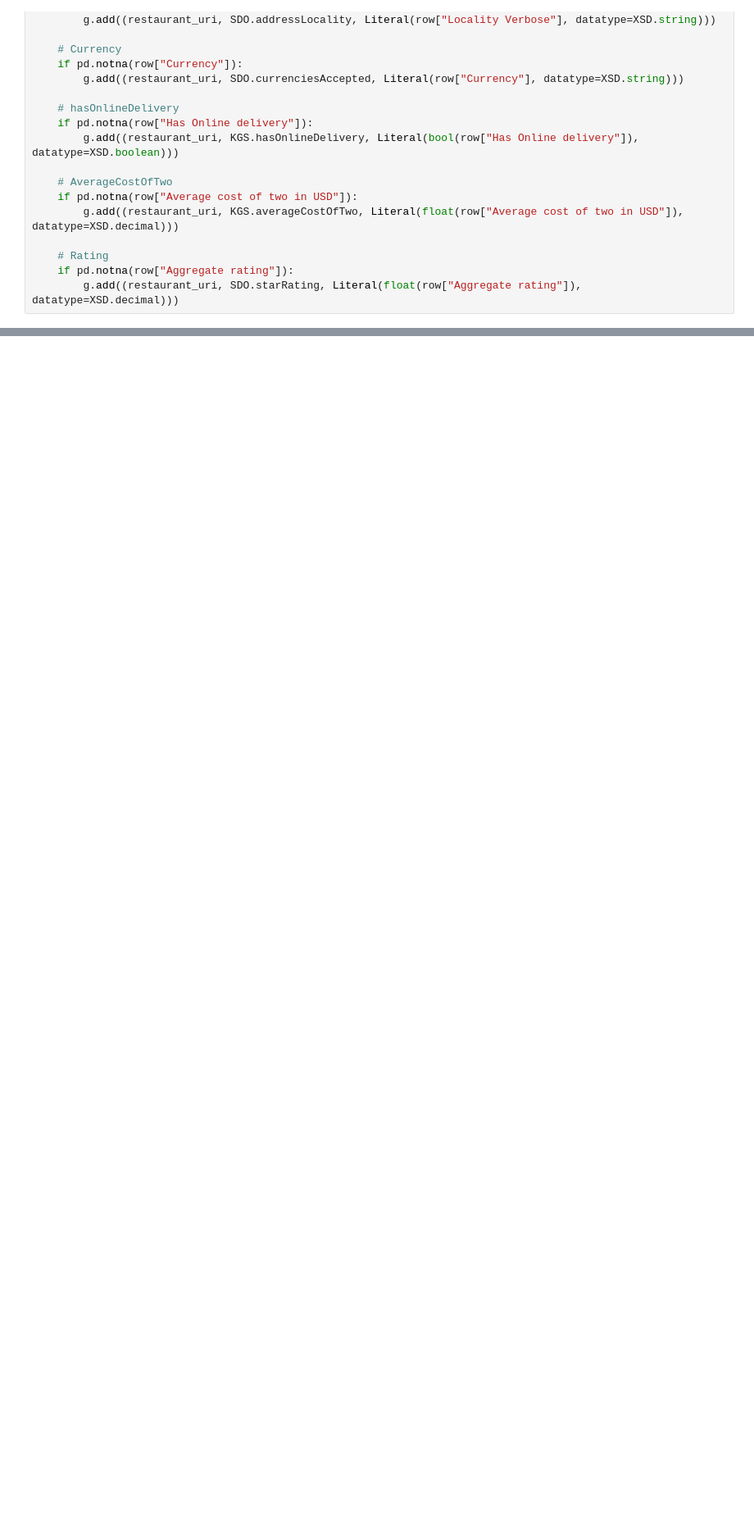
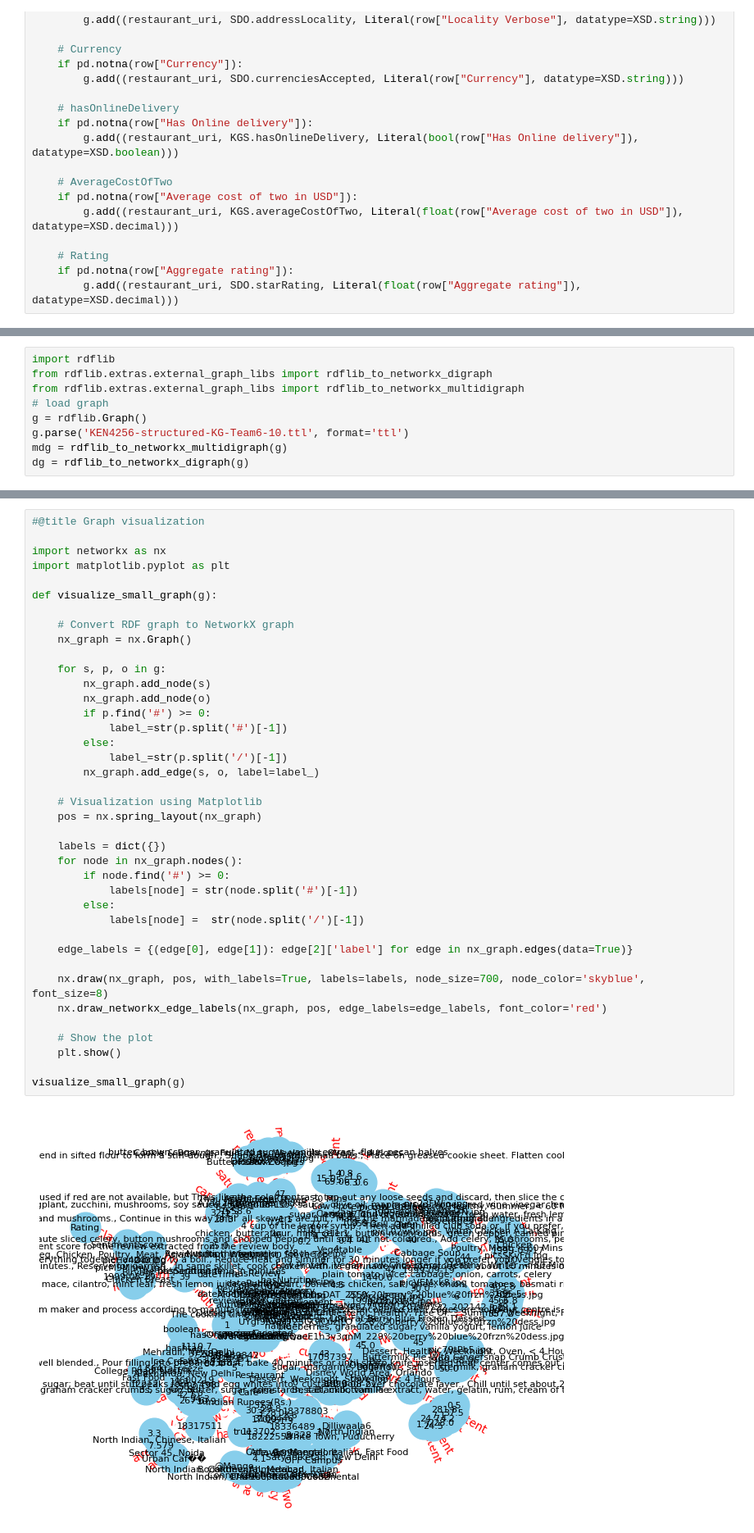
Before and after one commit to alexanderleonidas/fluffy-octo-spoon, a Jupyter notebook: task_2.ipynb, the cells around one changed output, grey strips where cells are left out. Shown at 82% size. Drawn from its saved outputs; the diff is of its cells as text; blank space fills up the shorter version.

Commit message:
Added visualizations

```diff
--- a/task_2.ipynb
+++ b/task_2.ipynb
@@ -139,0 +171,9 @@ print(g.serialize(format='ttl'))
+# %%
+import rdflib
+from rdflib.extras.external_graph_libs import rdflib_to_networkx_digraph
+from rdflib.extras.external_graph_libs import rdflib_to_networkx_multidigraph
+# load graph
+g = rdflib.Graph()
+g.parse('KEN4256-structured-KG-Team6-10.ttl', format='ttl')
+mdg = rdflib_to_networkx_multidigraph(g)
+dg = rdflib_to_networkx_digraph(g)
@@ -139,0 +185,41 @@ print(g.serialize(format='ttl'))
+# %%
+#@title Graph visualization
+
+import networkx as nx
+import matplotlib.pyplot as plt
+
+def visualize_small_graph(g):
+
+    # Convert RDF graph to NetworkX graph
+    nx_graph = nx.Graph()
+
+    for s, p, o in g:
+        nx_graph.add_node(s)
+        nx_graph.add_node(o)
+        if p.find('#') >= 0:
+            label_=str(p.split('#')[-1])
+        else:
+            label_=str(p.split('/')[-1])
+        nx_graph.add_edge(s, o, label=label_)
+
+    # Visualization using Matplotlib
+    pos = nx.spring_layout(nx_graph)
+
+    labels = dict({})
+    for node in nx_graph.nodes():
+        if node.find('#') >= 0:
+            labels[node] = str(node.split('#')[-1])
+        else:
+            labels[node] =  str(node.split('/')[-1])
+
+    edge_labels = {(edge[0], edge[1]): edge[2]['label'] for edge in nx_graph.edges(data=True)}
+
+    nx.draw(nx_graph, pos, with_labels=True, labels=labels, node_size=700, node_color='skyblue', font_size=8)
+    nx.draw_networkx_edge_labels(nx_graph, pos, edge_labels=edge_labels, font_color='red')
+
+    # Show the plot
+    plt.show()
+
+visualize_small_graph(g)
+# %% [output]
+[figure, added]
```
Also changed, not shown: parts of 17 cells of this notebook.
